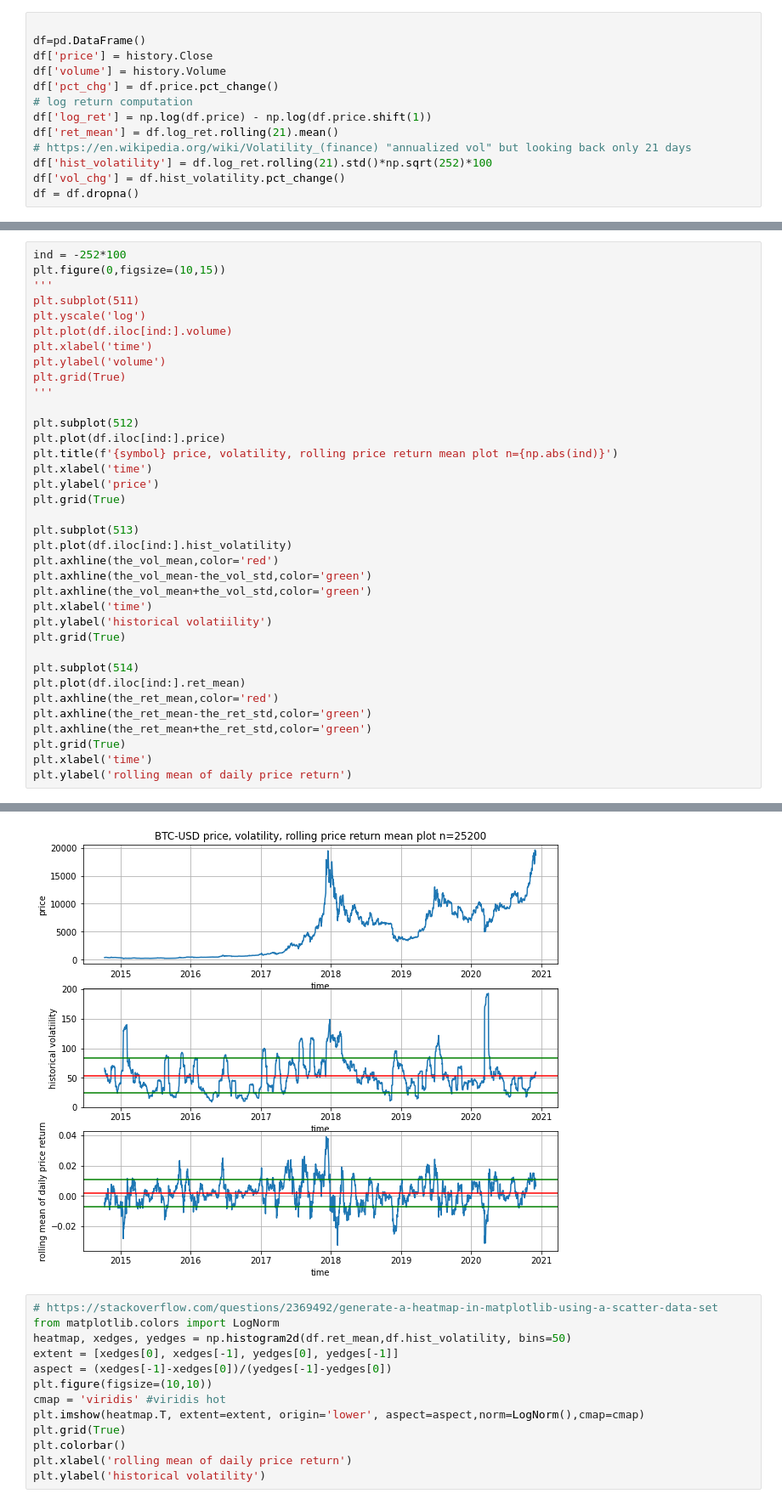
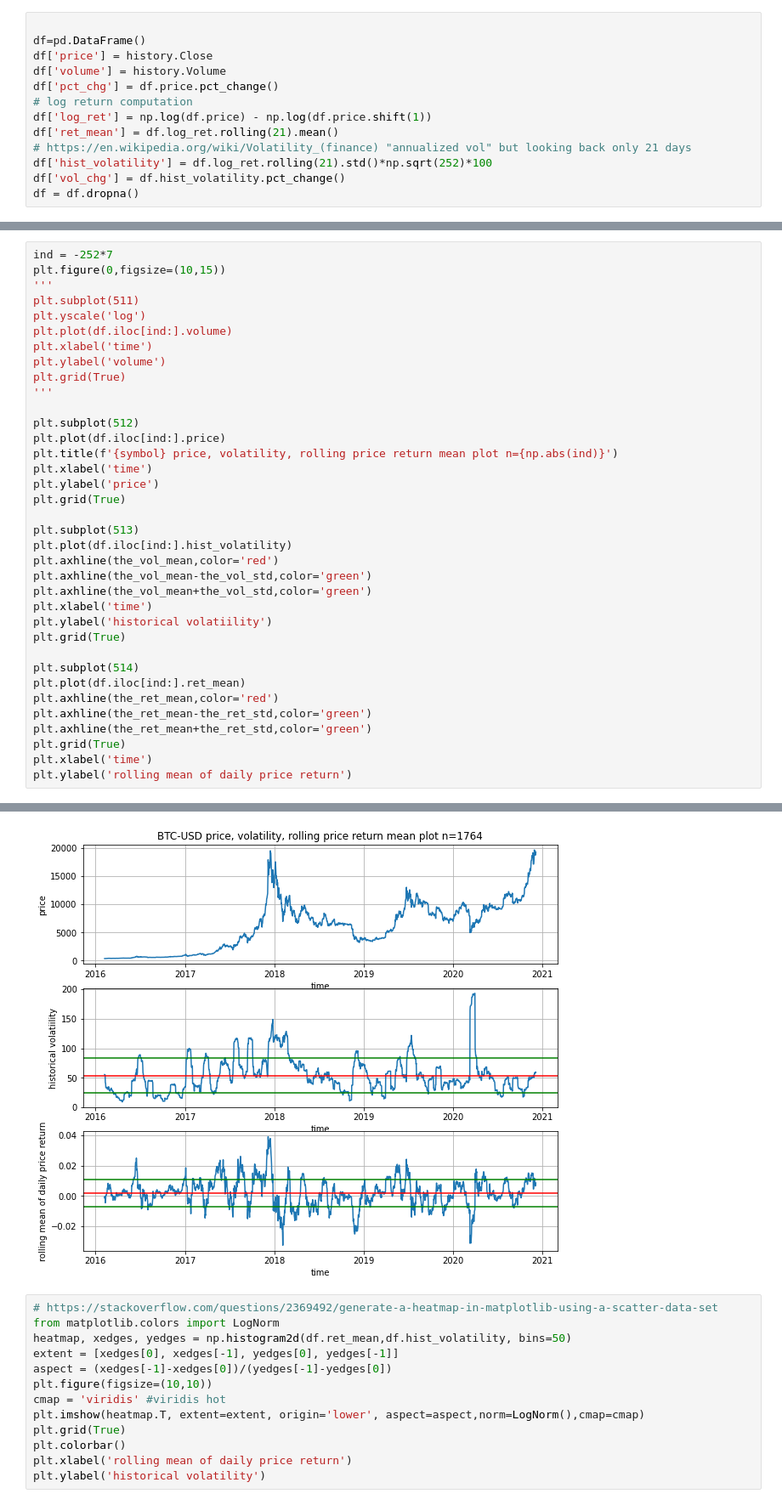
Before and after one commit to pangyuteng/public-misc, a Jupyter notebook: finance/btc/mean-reversion.ipynb, the cells around one changed output, grey strips where cells are left out. Shown at 85% size. Saved outputs shown, nothing was run; the diff lists cells and outputs as text.

```diff
--- a/finance/btc/mean-reversion.ipynb
+++ b/finance/btc/mean-reversion.ipynb
@@ -37,6 +37,6 @@ mean of hist_volatility 53.86905
 mean of rolling mean 0.00172
 # %%
-ind = -252*100
+ind = -252*7
 plt.figure(0,figsize=(10,15))
 '''
 plt.subplot(511)
@@ -46,34 +46,34 @@ plt.xlabel('time')
 plt.ylabel('volume')
 plt.grid(True)
 '''
 
 plt.subplot(512)
 plt.plot(df.iloc[ind:].price)
 plt.title(f'{symbol} price, volatility, rolling price return mean plot n={np.abs(ind)}')
 plt.xlabel('time')
 plt.ylabel('price')
 plt.grid(True)
 
 plt.subplot(513)
 plt.plot(df.iloc[ind:].hist_volatility)
 plt.axhline(the_vol_mean,color='red')
 plt.axhline(the_vol_mean-the_vol_std,color='green')
 plt.axhline(the_vol_mean+the_vol_std,color='green')
 plt.xlabel('time')
 plt.ylabel('historical volatiility')
 plt.grid(True)
 
 plt.subplot(514)
 plt.plot(df.iloc[ind:].ret_mean)
 plt.axhline(the_ret_mean,color='red')
 plt.axhline(the_ret_mean-the_ret_std,color='green')
 plt.axhline(the_ret_mean+the_ret_std,color='green')
 plt.grid(True)
 plt.xlabel('time')
 plt.ylabel('rolling mean of daily price return')
 # %% [output]
 Text(0, 0.5, 'rolling mean of daily price return')
-[figure, old version]
+[figure, new version]
 # %%
 # https://stackoverflow.com/questions/2369492/generate-a-heatmap-in-matplotlib-using-a-scatter-data-set
 from matplotlib.colors import LogNorm
```
Also changed, not shown: parts of 3 cells of this notebook.
